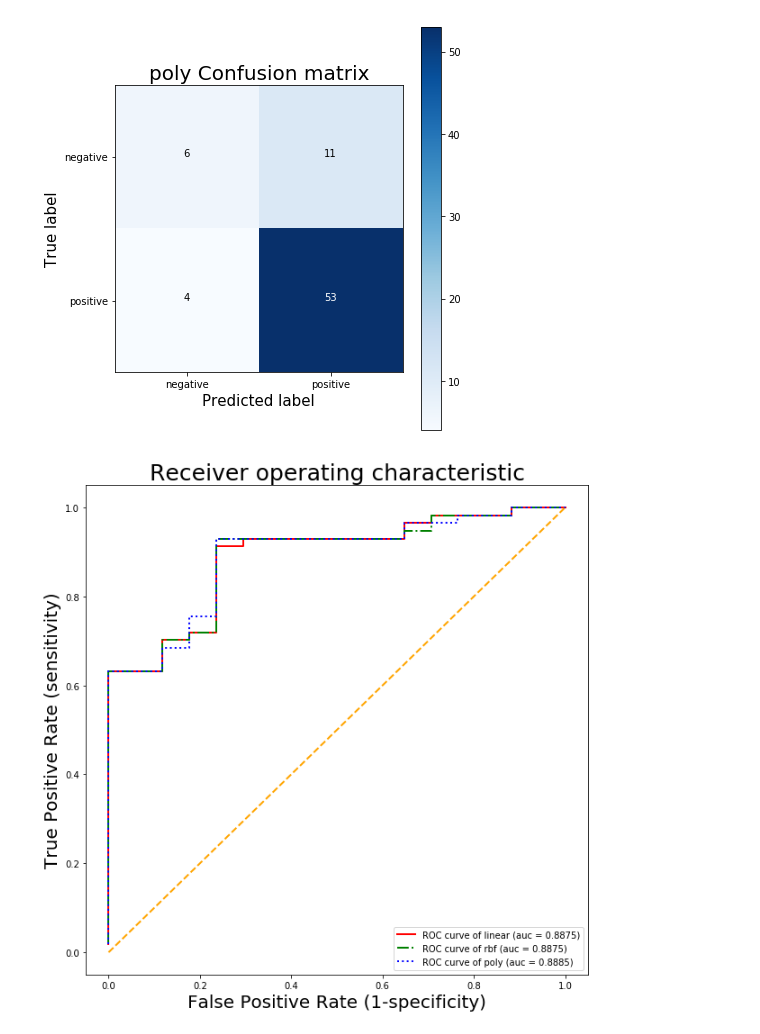
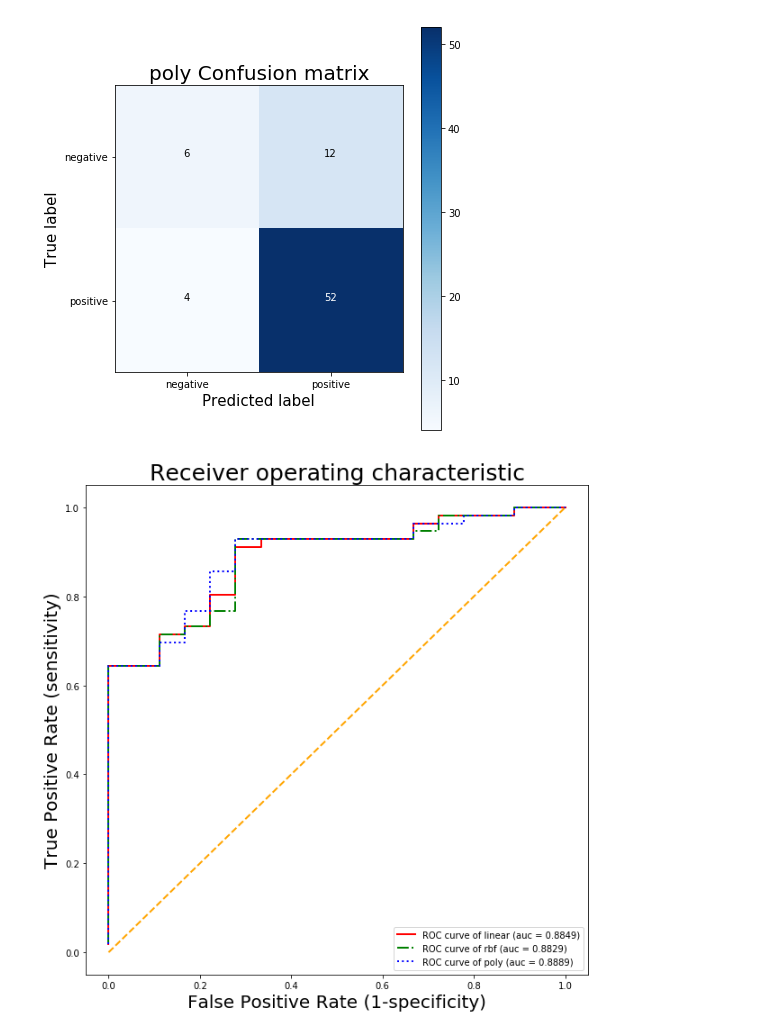
Before and after one commit to Lance0218/Fatty-liver-classifier, a Jupyter notebook: SVC/10Fold for Pathology _ NPathology/5 IB + HF.ipynb, the cells around one changed output. Cells and saved outputs as stored; diff of their text form; code cells hidden in the pictures.

```diff
--- a/SVC/10Fold for Pathology _ NPathology/5 IB + HF.ipynb
+++ b/SVC/10Fold for Pathology _ NPathology/5 IB + HF.ipynb
@@ -25,7 +25,7 @@ X_train = Scaler.transform(X_tra)
 
 nrows = data.nrows
 y_train = []
-for i in range(nrows):  # y = 'T' or 'F' from MRS data
+for i in range(nrows):  # y = 'T' or 'F' from Pathology data
     if data.cell(i,1).value < 10:
         y_train.append(0)
     elif data.cell(i,1).value >= 10:
@@ -45,10 +45,10 @@ X_test = Scaler.transform(X_te)
 
 nrows = data.nrows
 y_test = []
-for i in range(nrows):  # y = 'T' or 'F' from MRS data
-    if data.cell(i,1).value < 5.79:
+for i in range(nrows):  # y = 'T' or 'F' from Pathology data
+    if data.cell(i,1).value < 10:
         y_test.append(0)
-    elif data.cell(i,1).value >= 5.79:
+    elif data.cell(i,1).value >= 10:
         y_test.append(1)
 y_test = np.ravel(y_test)   # Return a contiguous flattened array
 
@@ -57,11 +57,11 @@ y_test = np.ravel(y_test)   # Return a contiguous flattened array
 cv = StratifiedKFold(10)
 ## set parameters
 C = []
-for i in range(-5, 16, 2): # C:2**-5~2**15(half)
+for i in range(-5, 16, 2): # C: 2**-5~2**15(half)
     C.append(2**i)
 
 gamma = []
-for i in range(-15, 4, 2): # C:2**-15~2**3(half)
+for i in range(-15, 4, 2): # gamma: 2**-15~2**3(half)
     gamma.append(2**i)
 
 ## SVC_linear
@@ -198,2 +198,2 @@ Accuracy = 79.73%
-[figure, old version]
+[figure, new version]
-[figure, old version]
+[figure, new version]
```
Also changed, not shown: parts of 1 cell of this notebook, 9 other files.
